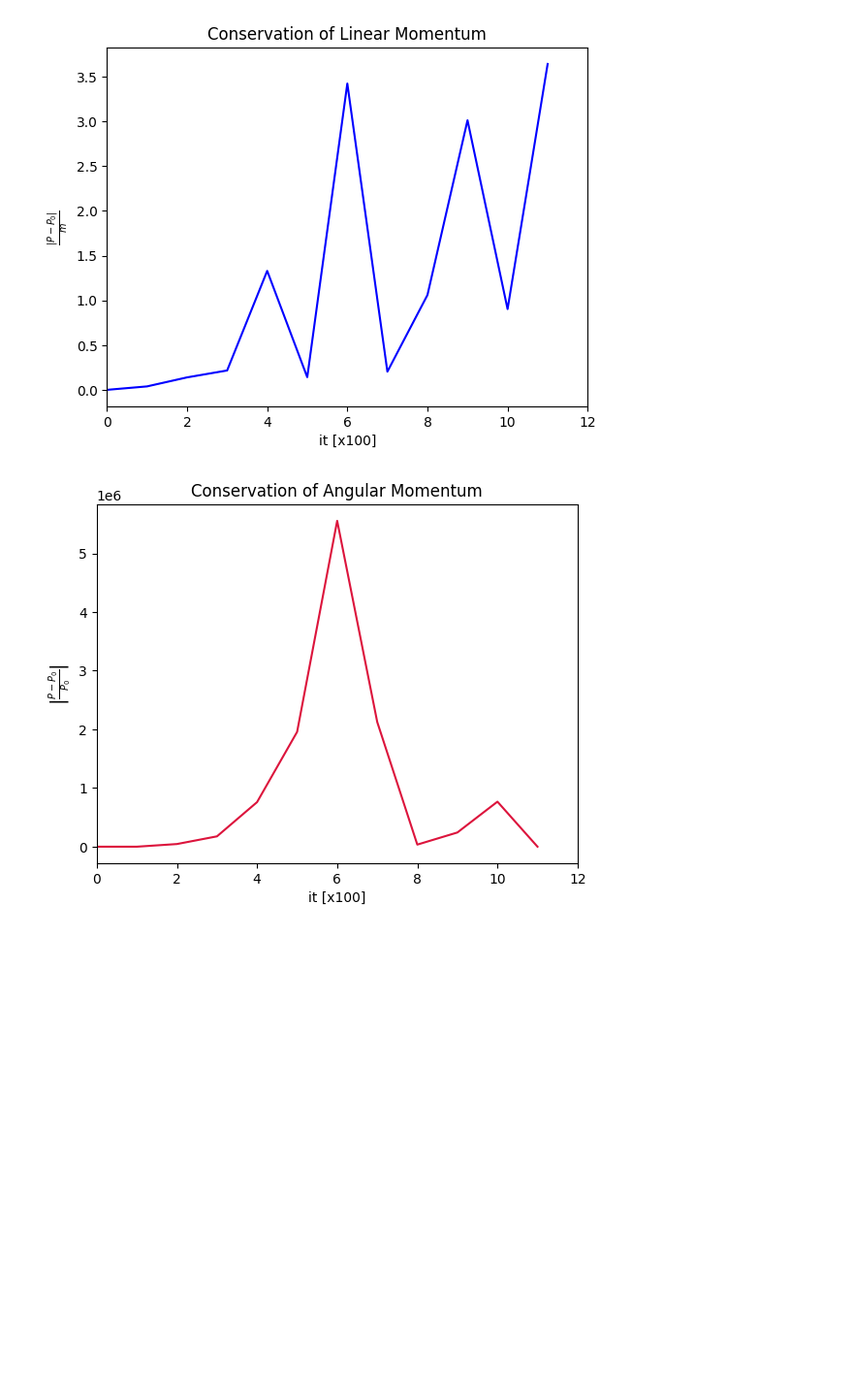
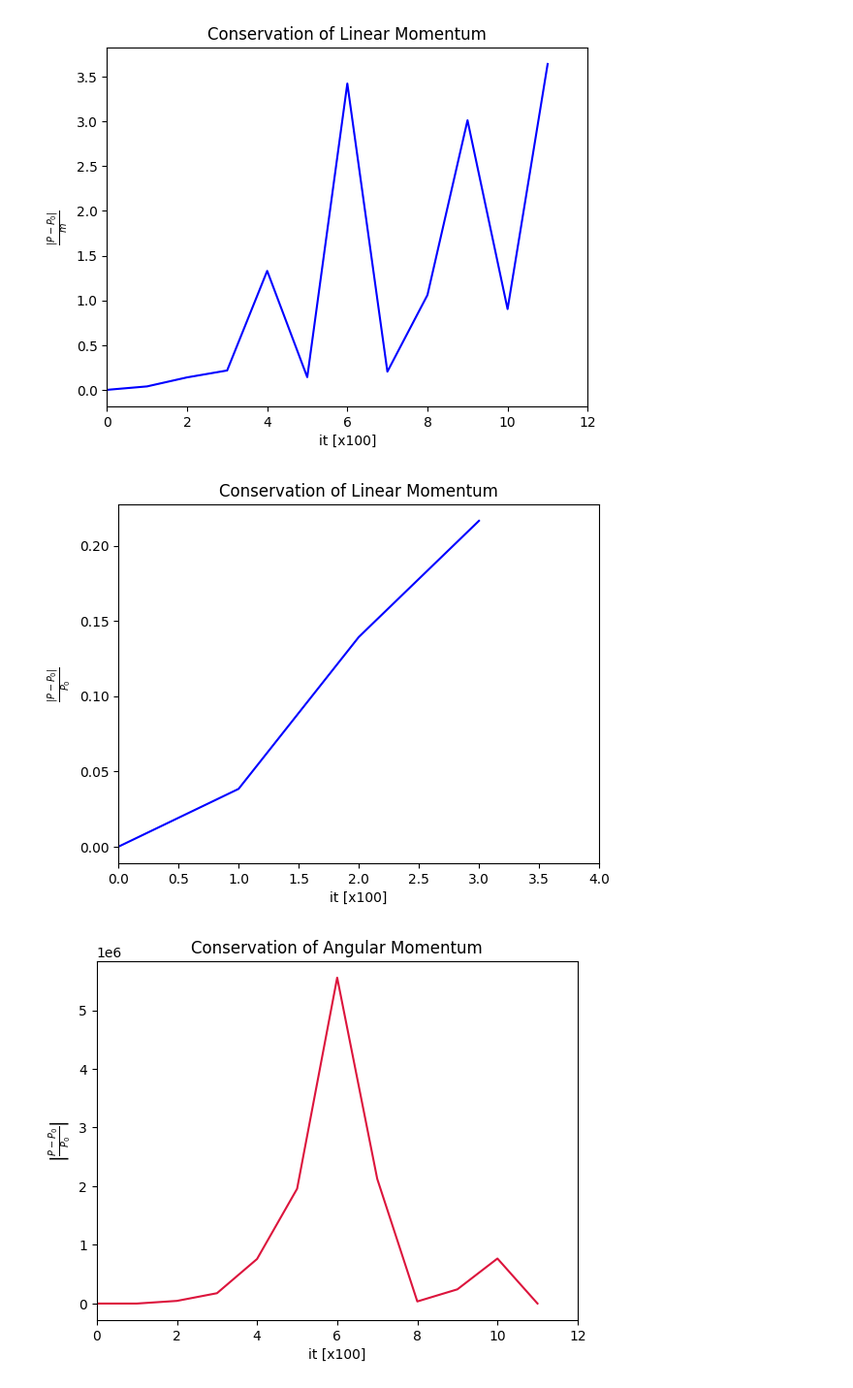
Before and after one commit to JackNarvaez/Rusph, a Jupyter notebook: Temp_Plots/Plots_kelvin_helmholtz.ipynb, the cells around one changed output. Shown at 97% size. Drawn from its saved outputs; the diff is of its cells as text; code cells hidden in the pictures; blank space fills up the shorter version.

```diff
--- a/Temp_Plots/Plots_kelvin_helmholtz.ipynb
+++ b/Temp_Plots/Plots_kelvin_helmholtz.ipynb
@@ -43,7 +58,7 @@ def angular_momentum(x, y, z, vx, vy, vz):
     lz = x*vy - y*vx
     return lx, ly, lz
 # %%
-T = 12
+T = 4
 time = range(0, T)
 ang_mom = np.zeros(T)
 lin_mom = np.zeros(T)
@@ -67,6 +82,15 @@ plt.xlim(0, T)
 plt.show()
 # %% [output]
 [figure]
+# %%
+plt.plot(time[:], np.abs((lin_mom[:]-lin_mom[0])/lin_mom[0]), '-', color='blue')
+plt.title("Conservation of Linear Momentum")
+plt.xlabel("it [x100]")
+plt.ylabel(r"$\frac{|P-P_0|}{P_0}$")
+plt.xlim(0, T)
+plt.show()
+# %% [output]
+[figure, added]
 # %%
 plt.plot(time[:], np.abs((ang_mom[:]-ang_mom[0])/ang_mom[0]), '-', color='crimson')
 plt.title("Conservation of Angular Momentum")
```
Also changed, not shown: parts of 9 cells of this notebook, 6 other files.
